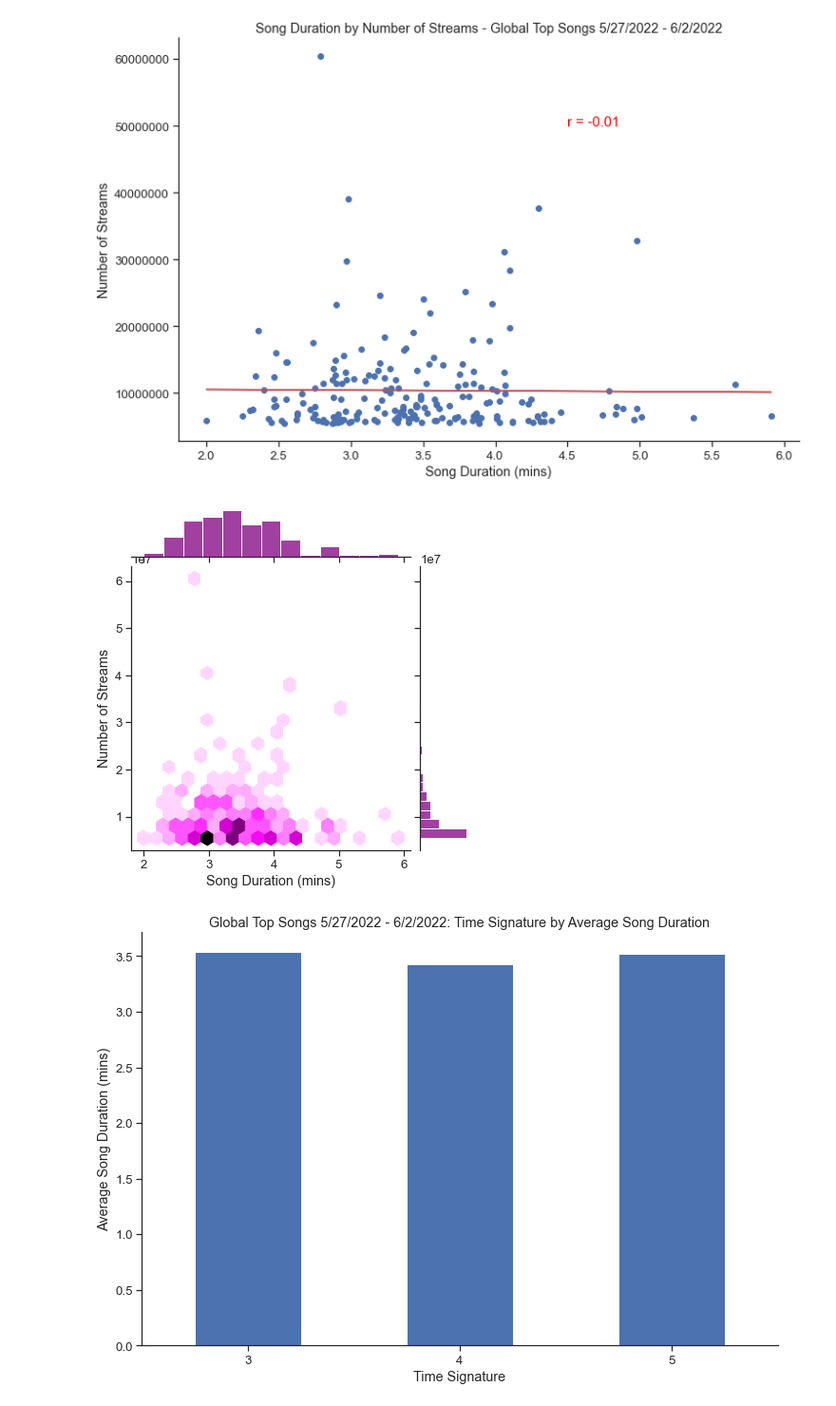
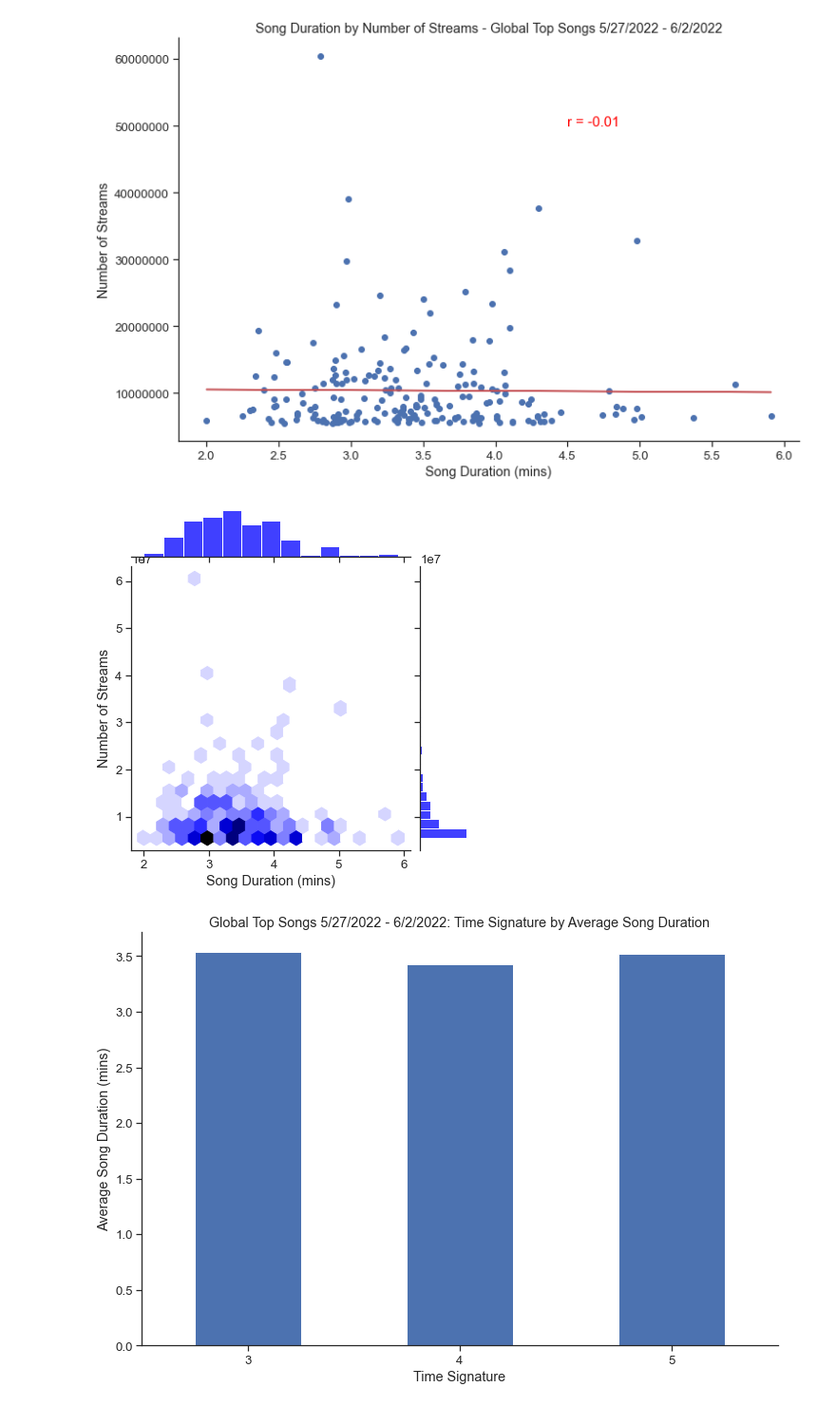
Before and after one commit to mbruns13/project_1_spotify, a Jupyter notebook: song_duration.ipynb, the cells around one changed output. Shown at 95% size. Drawn from its saved outputs; the diff is of its cells as text; code cells hidden in the pictures.

Commit message:
updating plot colors

```diff
--- a/song_duration.ipynb
+++ b/song_duration.ipynb
@@ -386,14 +386,14 @@ The r-squared is: 0.00010961074027061232
 # %%
 #experimenting with hexplot of streams and song length
 xvalues =full_track_data["duration_mins"]
 yvalues = full_track_data["streams"]
 
-h = sns.jointplot(x=xvalues, y=yvalues, kind="hex", color="purple")
+h = sns.jointplot(x=xvalues, y=yvalues, kind="hex", color="blue")
 h.set_axis_labels('Song Duration (mins)', 'Number of Streams')
 plt.savefig("images/streams_duration_hexplot.png",dpi=400)
 plt.show()
 # %% [output]
-[figure, old version]
+[figure, new version]
 # %%
 #Time Signature = An estimated time signature. The time signature (meter) is a notational convention to specify how many beats
 #are in each bar (or measure). The time signature ranges from 3 to 7 indicating time signatures of "3/4", to "7/4".
```
Also changed, not shown: parts of 4 cells of this notebook, 5 other files.
